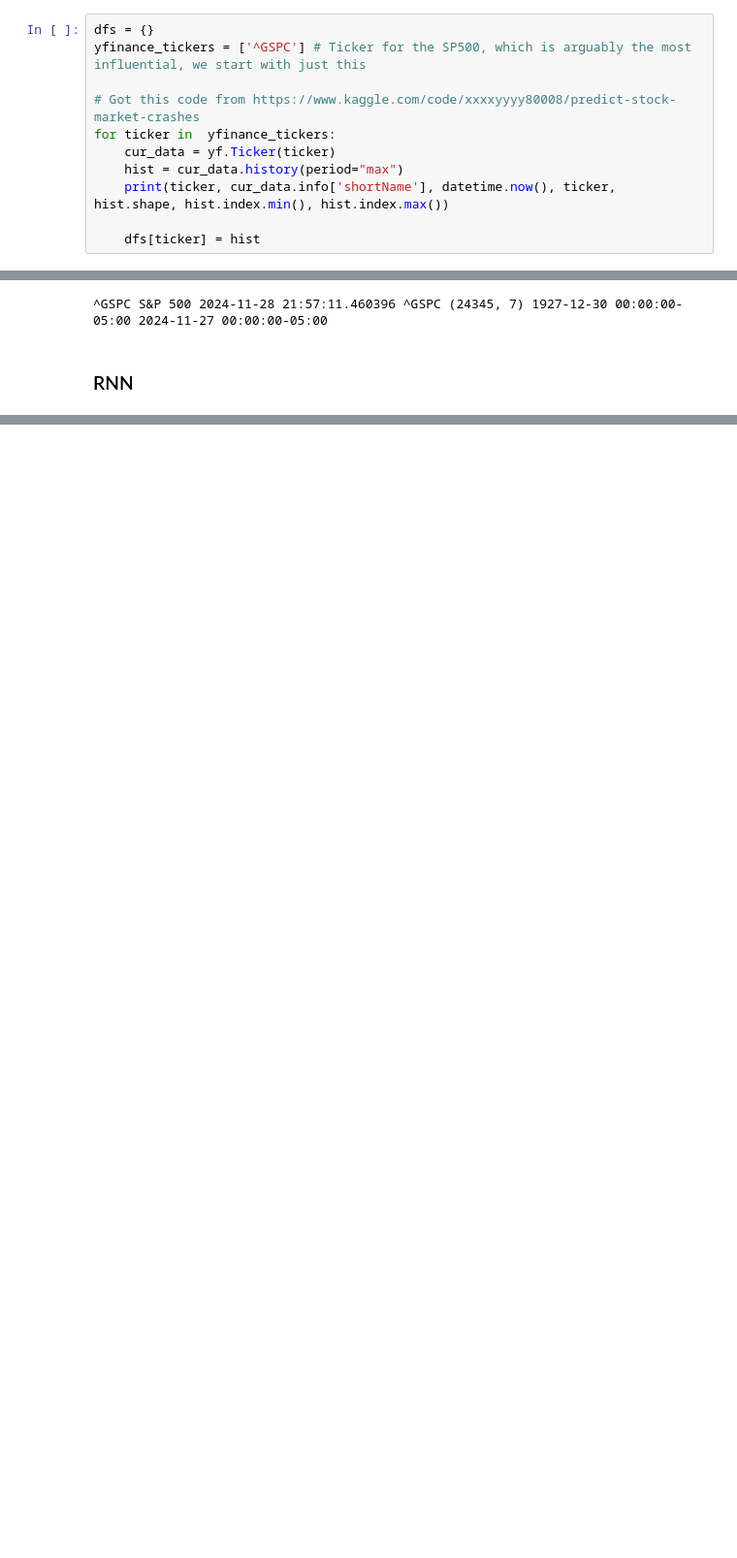
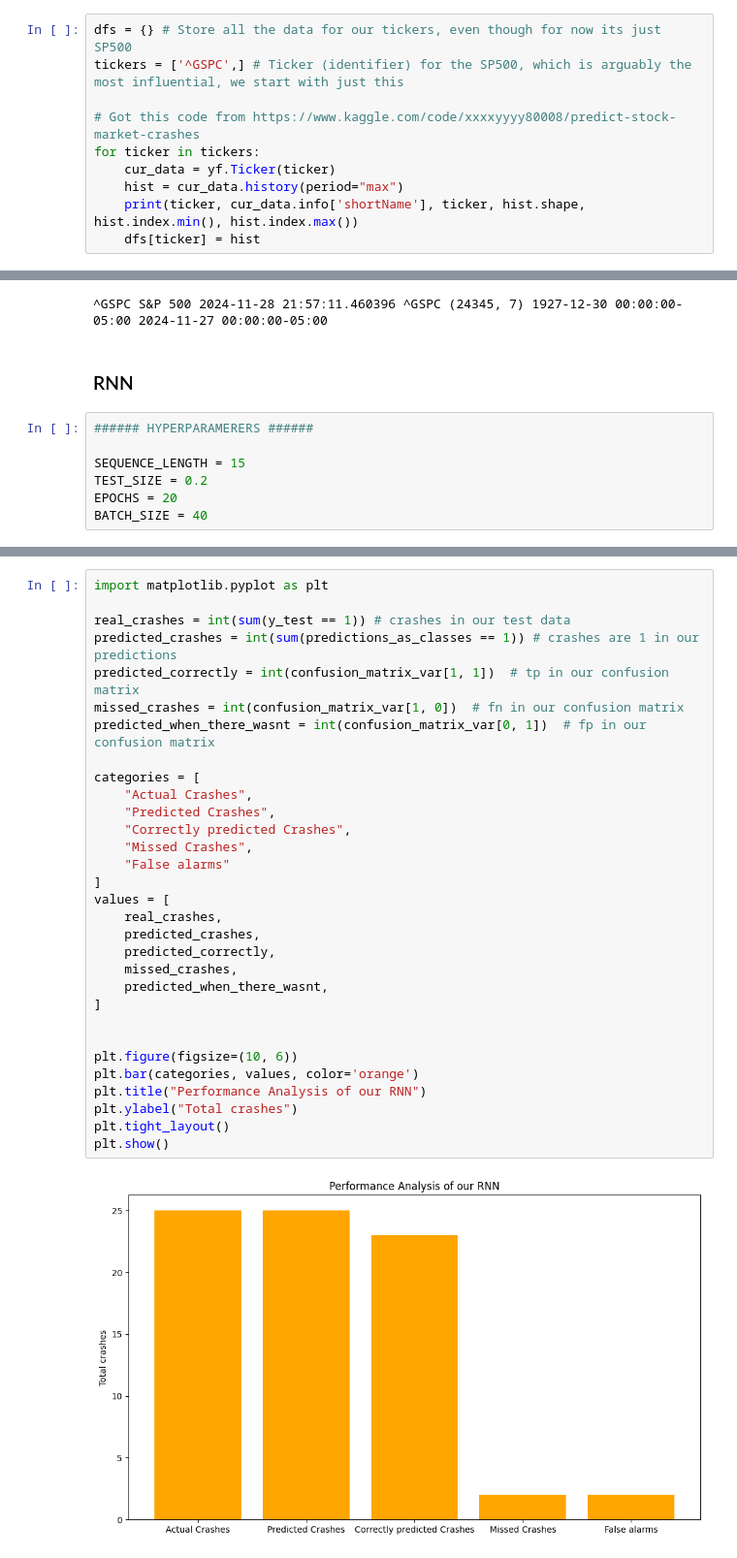
Before and after one commit to AdrienBelanger/451-Project, a Jupyter notebook: Implementation/RNN/rnn.ipynb, the cells around one changed output, grey strips where cells are left out. Shown at 97% size. Saved outputs shown, nothing was run; the diff lists cells and outputs as text; blank space fills up the shorter version.

```diff
--- a/Implementation/RNN/rnn.ipynb
+++ b/Implementation/RNN/rnn.ipynb
@@ -10,14 +16,13 @@ import yfinance as yf
 # %% [markdown]
 #### Get Data from Yahoo Finance
 # %%
-dfs = {}
-yfinance_tickers = ['^GSPC'] # Ticker for the SP500, which is arguably the most influential, we start with just this
+dfs = {} # Store all the data for our tickers, even though for now its just SP500
+tickers = ['^GSPC',] # Ticker (identifier) for the SP500, which is arguably the most influential, we start with just this
 
 # Got this code from https://www.kaggle.com/code/xxxxyyyy80008/predict-stock-market-crashes
-for ticker in  yfinance_tickers:
+for ticker in tickers:
     cur_data = yf.Ticker(ticker)
     hist = cur_data.history(period="max")
-    print(ticker, cur_data.info['shortName'], datetime.now(), ticker, hist.shape, hist.index.min(), hist.index.max())
-
+    print(ticker, cur_data.info['shortName'], ticker, hist.shape, hist.index.min(), hist.index.max())
     dfs[ticker] = hist
 # %% [output]
@@ -86,3 +76,10 @@ for ticker, data in dfs.items():
 ^GSPC S&P 500 2024-11-28 21:57:11.460396 ^GSPC (24345, 7) 1927-12-30 00:00:00-05:00 2024-11-27 00:00:00-05:00
 # %% [markdown]
 ### RNN
+# %%
+###### HYPERPARAMERERS ######
+
+SEQUENCE_LENGTH = 15
+TEST_SIZE = 0.2
+EPOCHS = 20
+BATCH_SIZE = 40
@@ -88,0 +171,33 @@ for ticker, data in dfs.items():
+# %%
+import matplotlib.pyplot as plt
+
+real_crashes = int(sum(y_test == 1)) # crashes in our test data
+predicted_crashes = int(sum(predictions_as_classes == 1)) # crashes are 1 in our predictions
+predicted_correctly = int(confusion_matrix_var[1, 1])  # tp in our confusion matrix
+missed_crashes = int(confusion_matrix_var[1, 0])  # fn in our confusion matrix
+predicted_when_there_wasnt = int(confusion_matrix_var[0, 1])  # fp in our confusion matrix
+
+categories = [
+    "Actual Crashes",
+    "Predicted Crashes",
+    "Correctly predicted Crashes",
+    "Missed Crashes",
+    "False alarms"
+]
+values = [
+    real_crashes,
+    predicted_crashes,
+    predicted_correctly,
+    missed_crashes,
+    predicted_when_there_wasnt,
+]
+
+
+plt.figure(figsize=(10, 6))
+plt.bar(categories, values, color='orange')
+plt.title("Performance Analysis of our RNN")
+plt.ylabel("Total crashes")
+plt.tight_layout()
+plt.show()
+# %% [output]
+[figure, added]
```
Also changed, not shown: parts of 8 cells of this notebook.
